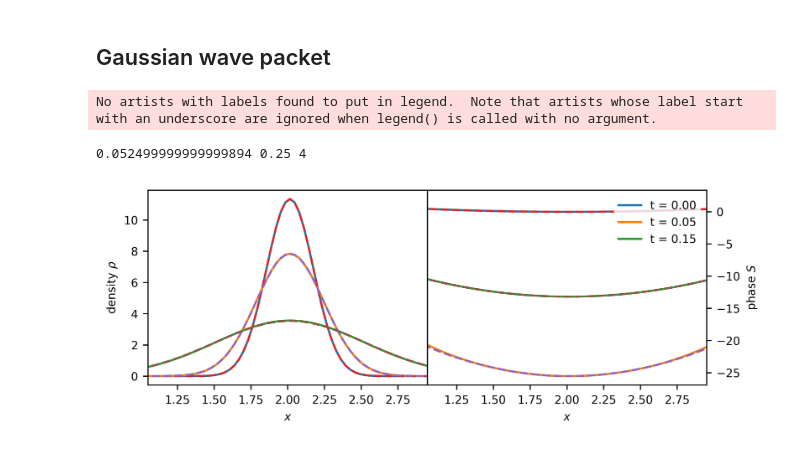
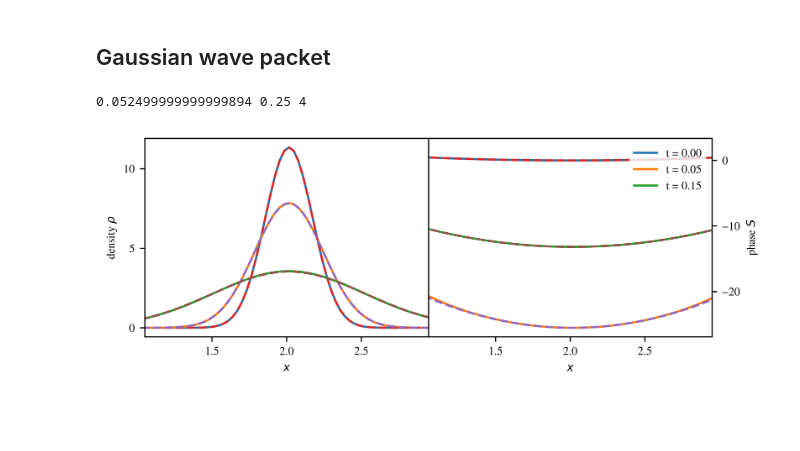
Before and after one commit to KunkelAlexander/fdm-hybrid-scheme, a Jupyter notebook: visualisation.ipynb, the cells around one changed output. Cells and saved outputs as stored; diff of their text form; code cells hidden in the pictures; blank space fills up the shorter version.

```diff
--- a/visualisation.ipynb
+++ b/visualisation.ipynb
@@ -11,6 +11,9 @@ def getC2Gradient(f, dx):
 
 def getv(phase, dx):
     return getC2Gradient(phase, dx)
+
+plt.rcParams["font.family"] = "FreeSerif"
+plt.rcParams["font.size"] = 8
 # %%
 import matplotlib
 
@@ -24,8 +27,6 @@ config3, psi3 , density3, phase3= animation.loadRun(
 xx = np.linspace(0, config1["domainSize"], config1["resolution"])
 dx = config1["domainSize"]/config1["resolution"]
 t = config1["t0"]
-plt.rcParams["font.family"] = "FreeSerif"
-plt.rcParams["font.size"] = 7.5
 
 print(t)
 fig, ax = plt.subplots(1, 2, figsize=(3.54 * 2, 2.54), dpi = 600)
@@ -158,37 +174,35 @@ def setUpPlot():
 # %%
 idx = 250
 config0, psi0 , density0, phase0= animation.loadRun(f"runs/1d/gaussian_wave_packet_ho-upwind/{0}.npz")
 config1, psi1 , density1, phase1= animation.loadRun(f"runs/1d/gaussian_wave_packet_ho-upwind/{20}.npz")
 config2, psi2 , density2, phase2= animation.loadRun(f"runs/1d/gaussian_wave_packet_ho-upwind/{60}.npz")
 t1 = config0["t0"]
 t2 = config1["t0"]
 t3 = config2["t0"]
 xx = np.linspace(0, config1["domainSize"], config1["resolution"])
 dx = config1["domainSize"]/config1["resolution"]
 print(config1["t0"], config1["tEnd"], config1["domainSize"])
 
-fig, ax = setUpPlot()
+fig, ax = setUpPlot(xlim = [1.05, 2.95], xticks=[1.5, 2, 2.5], densityTicks=[0, 5, 10], phaseTicks=[0, -10, -20])
 
-plt.sca(ax[0])
+plt.sca(ax[0, 0])
 #plt.xlim(0.05, .55)
 plt.plot(xx, density0[8:-8])
 plt.plot(xx, density1[8:-8])
 plt.plot(xx, density2[8:-8])
 plt.plot(xx, (np.abs(psi0)**2)[8:-8], ls = "dashed")
 plt.plot(xx, (np.abs(psi1)**2)[8:-8], ls = "dashed")
 plt.plot(xx, (np.abs(psi2)**2)[8:-8], ls = "dashed")
-plt.xlim([1.05, 2.95])
-plt.sca(ax[1])
+plt.sca(ax[0, 1])
 plt.plot(xx, phase0[8:-8], label=f"t = {t1:.2f}")
 plt.plot(xx, phase1[8:-8], label=f"t = {t2:.2f}")
 plt.plot(xx, phase2[8:-8], label=f"t = {t3:.2f}")
 plt.plot(xx, fd.make_continuous(np.angle(psi0))[8:-8], ls = "dashed")
 plt.plot(xx, fd.make_continuous(np.angle(psi1))[8:-8], ls = "dashed")
 plt.plot(xx, fd.make_continuous(np.angle(psi2))[8:-8], ls = "dashed")
-plt.xlim([1.05, 2.95])
 leg = plt.legend(loc="upper right")
 leg.get_frame().set_linewidth(0.0)
+plt.savefig("figures/gaussian_wave_packet.pdf", bbox_inches='tight')
 # %% [output]
-No artists with labels found to put in legend.  Note that artists whose label start with an underscore are ignored when legend() is called with no argument.
+0.052499999999999894 0.25 4
-0.052499999999999894 0.25 4
-[figure, old version]
+[figure, new version]
```
Also changed, not shown: parts of 10 cells of this notebook, 9 other files.
